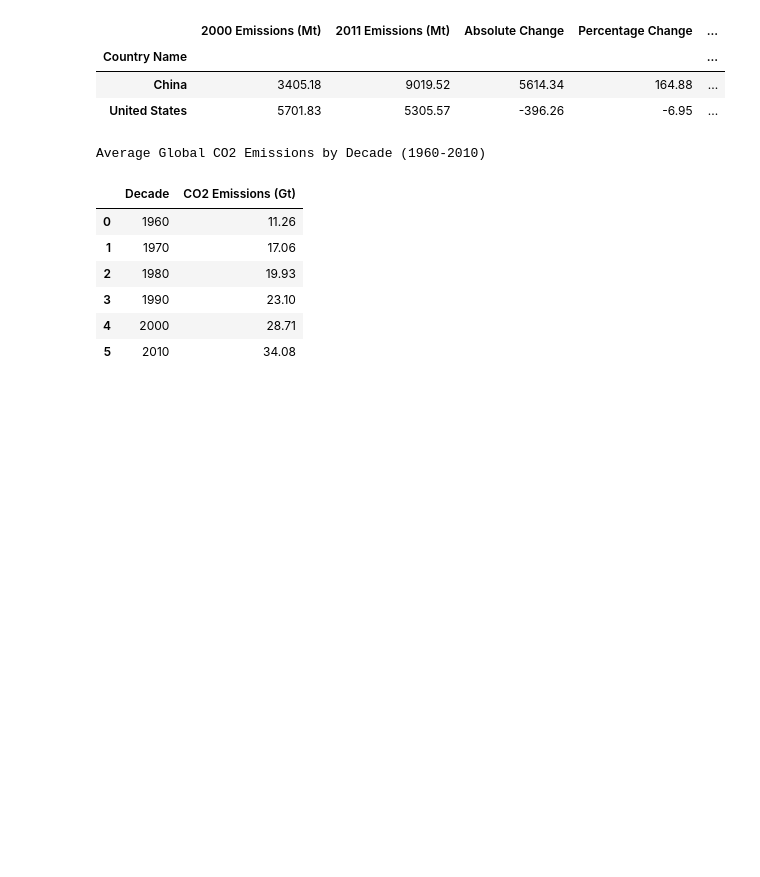
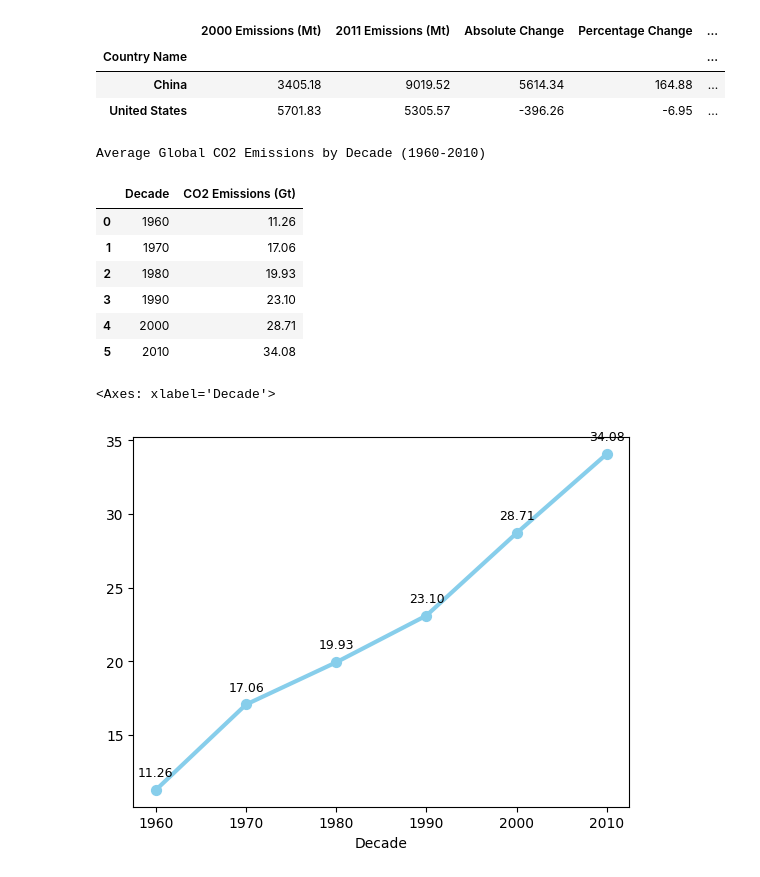
Before and after one commit to sanaullah525/Global-CO2-Emissions-Data-Analysis-Project, a Jupyter notebook: datapr.ipynb, the cells around one changed output. Drawn from its saved outputs; the diff is of its cells as text; code cells hidden in the pictures; blank space fills up the shorter version.

Commit message:
Adding a line chart for the Average Global CO2 Emissions by Decade.

```diff
--- a/datapr.ipynb
+++ b/datapr.ipynb
@@ -435,3 +435,18 @@ Average Global CO2 Emissions by Decade (1960-2010)
 | 3 | 1990 | 23.10 |
 | 4 | 2000 | 28.71 |
 | 5 | 2010 | 34.08 |
+# %%
+lc= decade_df.plot(x= "Decade", y= "CO2 Emissions (Gt)",
+            color= "skyblue", linewidth= 3, legend= False)
+lc.scatter(decade_df['Decade'], decade_df['CO2 Emissions (Gt)'],
+           color='skyblue', s=50, zorder=5)
+
+for i, row in decade_df.iterrows():
+    lc.annotate(f"{row['CO2 Emissions (Gt)']:.2f}",
+                xy=(row['Decade'], row['CO2 Emissions (Gt)']),
+                xytext=(0, 10), textcoords='offset points',
+                ha='center', fontsize=9, color='black')
+lc
+# %% [output]
+<Axes: xlabel='Decade'>
+[figure, added]
```
